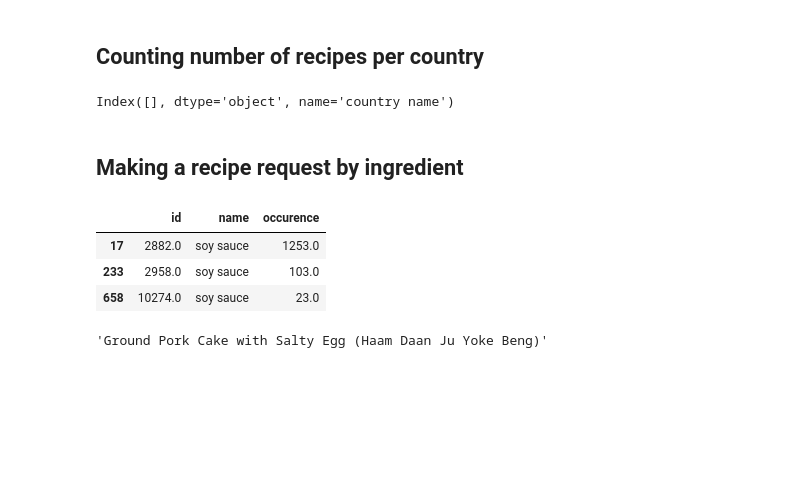
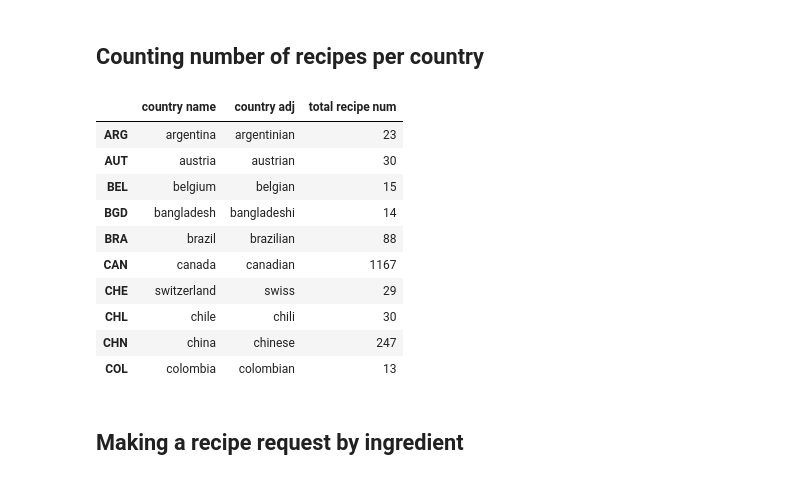
Before and after one commit to Rivollet/ADAProject, a Jupyter notebook: data-analysis/Ingredient_labelization.ipynb, the cells around one changed output. Cells and saved outputs as stored; diff of their text form; code cells hidden in the pictures; blank space fills up the shorter version.

```diff
--- a/data-analysis/Ingredient_labelization.ipynb
+++ b/data-analysis/Ingredient_labelization.ipynb
@@ -163,8 +151,3 @@ len(df_ingredients_duplicates)
 37
 # %% [markdown]
 ## Counting number of recipes per country
-# %%
-df_countries = pd.DataFrame(columns=['total recipe num'])
-df_countries.index.set_names('country name')
-# %% [output]
-Index([], dtype='object', name='country name')
@@ -171,9 +170,16 @@ Index([], dtype='object', name='country name')
+# %%
+df_countries.head(10)
+# %% [output]
+|  | country name | country adj | total recipe num |
+| ARG | argentina | argentinian | 23 |
+| AUT | austria | austrian | 30 |
+| BEL | belgium | belgian | 15 |
+| BGD | bangladesh | bangladeshi | 14 |
+| BRA | brazil | brazilian | 88 |
+| CAN | canada | canadian | 1167 |
+| CHE | switzerland | swiss | 29 |
+| CHL | chile | chili | 30 |
+| CHN | china | chinese | 247 |
+| COL | colombia | colombian | 13 |
 # %% [markdown]
 ## Making a recipe request by ingredient
-# %%
-df_ingredients[df_ingredients['name'] == 'soy sauce']
-# %% [output]
-|  | id | name | occurence |
-| 17 | 2882.0 | soy sauce | 1253.0 |
-| 233 | 2958.0 | soy sauce | 103.0 |
-| 658 | 10274.0 | soy sauce | 23.0 |
@@ -194,4 +185,0 @@ for recipe in soy_sauce_recipes:
-# %%
-recipe['title']
-# %% [output]
-'Ground Pork Cake with Salty Egg (Haam Daan Ju Yoke Beng)'
```
Also changed, not shown: parts of 17 cells of this notebook, 1 other file.
